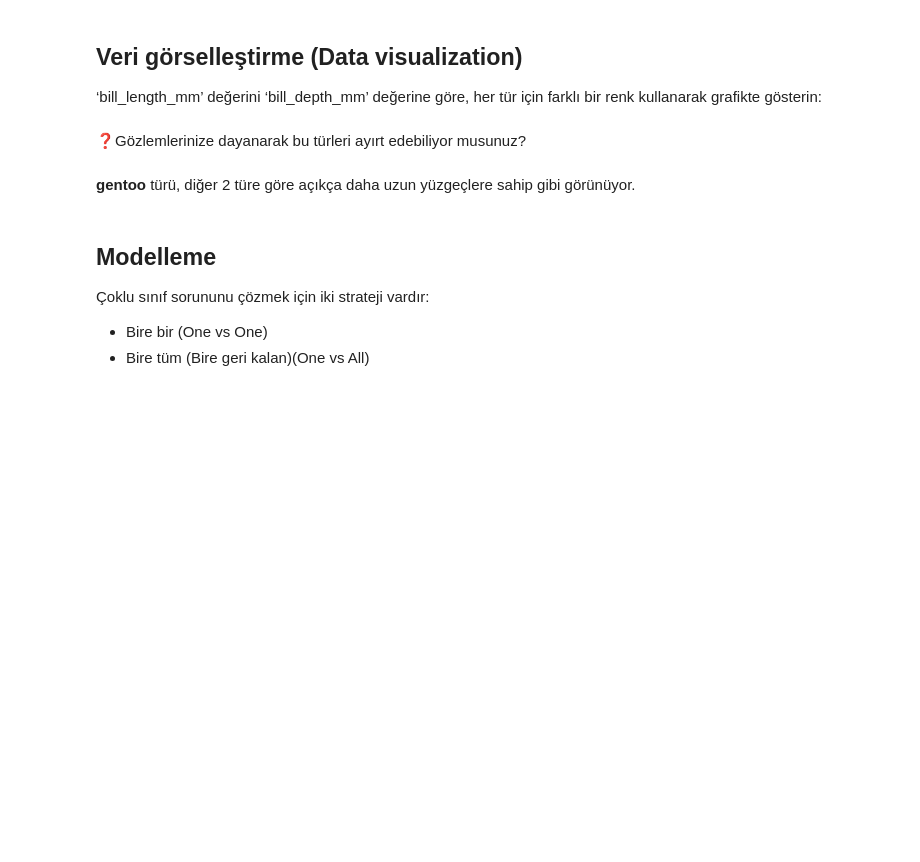
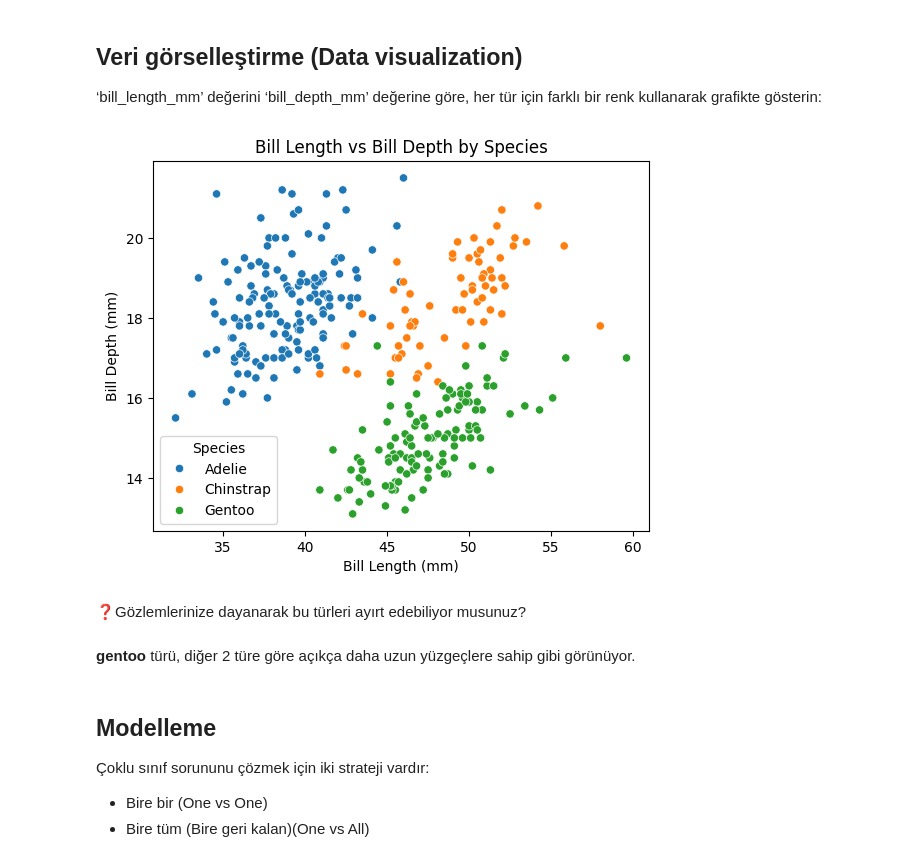
Before and after one commit to berkayturhan-boop/Data-the_botanist, a Jupyter notebook: Recap.ipynb, the cells around one changed output. Saved outputs shown, nothing was run; the diff lists cells and outputs as text; code cells hidden in the pictures; blank space fills up the shorter version.

Commit message:
Completed: Penguins classification challenge

```diff
--- a/Recap.ipynb
+++ b/Recap.ipynb
@@ -20,0 +19,5 @@ Seaborn [Penguins dataset](https://github.com/mwaskom/seaborn-data/blob/master/p
+# %%
+import pandas as pd
+df = pd.read_csv('penguins.csv')
+df = df.dropna()
+print(df.head())
@@ -41,3 +81,15 @@ penguin_df
+# %%
+
+import matplotlib.pyplot as plt
+import seaborn as sns
+sns.scatterplot(data=df, x='bill_length_mm', y='bill_depth_mm', hue='species')
+plt.title('Bill Length vs Bill Depth by Species')
+plt.xlabel('Bill Length (mm)')
+plt.ylabel('Bill Depth (mm)')
+plt.legend(title='Species')
+plt.show()
+# %% [output]
+[figure, added]
 # %% [markdown]
 ❓Gözlemlerinize dayanarak bu türleri ayırt edebiliyor musunuz?
 # %% [markdown]
```
Also changed, not shown: parts of 13 cells of this notebook.
